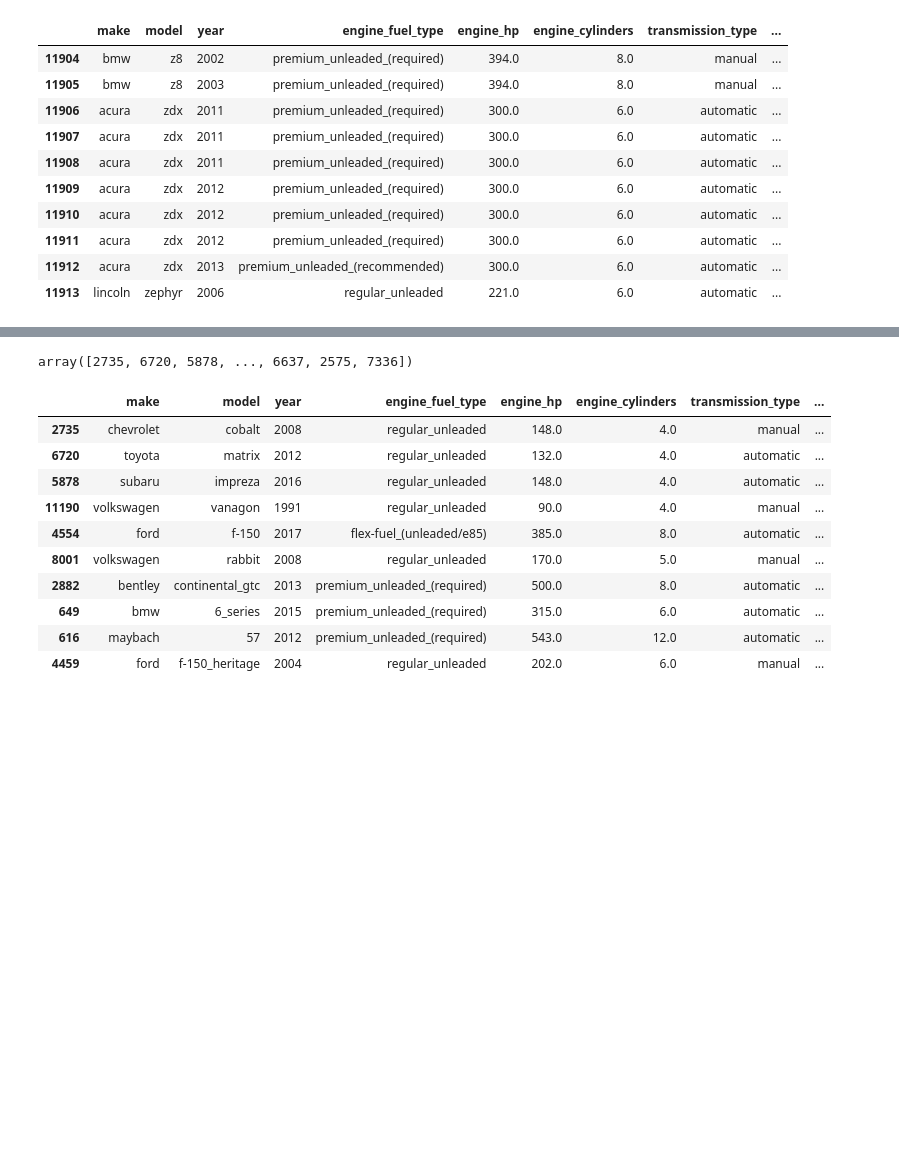
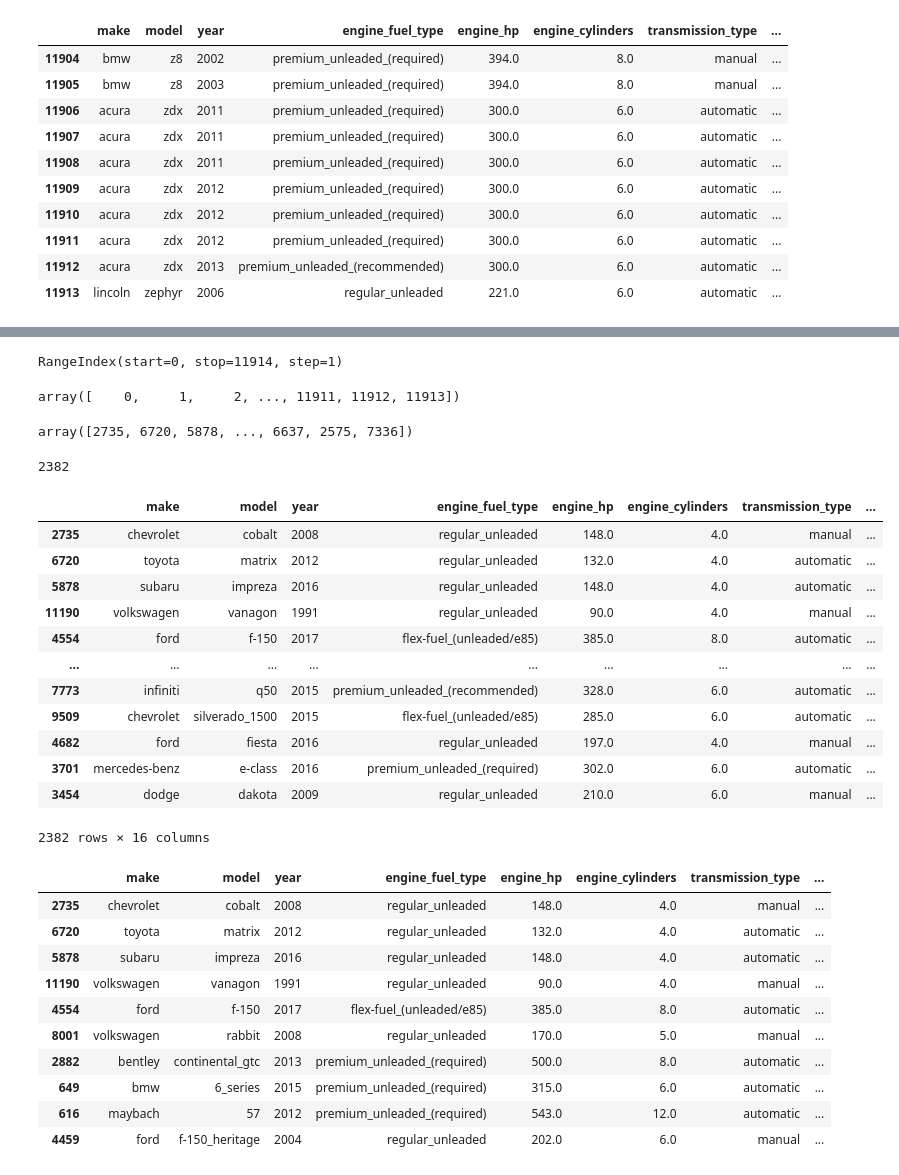
Before and after one commit to nicepeopleproject/ml_linear_regression, a Jupyter notebook: car_price_prediction.ipynb, the cells around one changed output, grey strips where cells are left out. Cells and saved outputs as stored; diff of their text form; code cells hidden in the pictures; blank space fills up the shorter version.

```diff
--- a/car_price_prediction.ipynb
+++ b/car_price_prediction.ipynb
@@ -430,5 +543,13 @@ df_train = df.iloc[n_val+n_test:] # данные сгруппированы и
+# %%
+df.index
+# %% [output]
+RangeIndex(start=0, stop=11914, step=1)
 # %%
 idx = np.arange(n) # хотим их перемешать
+# %%
+idx
+# %% [output]
+array([    0,     1,     2, ..., 11911, 11912, 11913])
 # %%
 np.random.seed(2) # чтобы результаты были воспроизводимы
 np.random.shuffle(idx)
@@ -436,6 +557,26 @@ np.random.shuffle(idx)
 idx
 # %% [output]
 array([2735, 6720, 5878, ..., 6637, 2575, 7336])
+# %%
+len(df.iloc[idx[:n_val]])
+# %% [output]
+2382
+# %%
+df.iloc[idx[:n_val]]
+# %% [output]
+|  | make | model | year | engine_fuel_type | engine_hp | engine_cylinders | transmission_type | ... |
+| 2735 | chevrolet | cobalt | 2008 | regular_unleaded | 148.0 | 4.0 | manual | ... |
+| 6720 | toyota | matrix | 2012 | regular_unleaded | 132.0 | 4.0 | automatic | ... |
+| 5878 | subaru | impreza | 2016 | regular_unleaded | 148.0 | 4.0 | automatic | ... |
+| 11190 | volkswagen | vanagon | 1991 | regular_unleaded | 90.0 | 4.0 | manual | ... |
+| 4554 | ford | f-150 | 2017 | flex-fuel_(unleaded/e85) | 385.0 | 8.0 | automatic | ... |
+| ... | ... | ... | ... | ... | ... | ... | ... | ... |
+| 7773 | infiniti | q50 | 2015 | premium_unleaded_(recommended) | 328.0 | 6.0 | automatic | ... |
+| 9509 | chevrolet | silverado_1500 | 2015 | flex-fuel_(unleaded/e85) | 285.0 | 6.0 | automatic | ... |
+| 4682 | ford | fiesta | 2016 | regular_unleaded | 197.0 | 4.0 | manual | ... |
+| 3701 | mercedes-benz | e-class | 2016 | premium_unleaded_(required) | 302.0 | 6.0 | automatic | ... |
+| 3454 | dodge | dakota | 2009 | regular_unleaded | 210.0 | 6.0 | manual | ... |
+2382 rows × 16 columns
 # %%
 df_train = df.iloc[idx[:n_train]]
 df_val = df.iloc[idx[n_train:n_train+n_val]]
```
Also changed, not shown: parts of 42 cells of this notebook.
